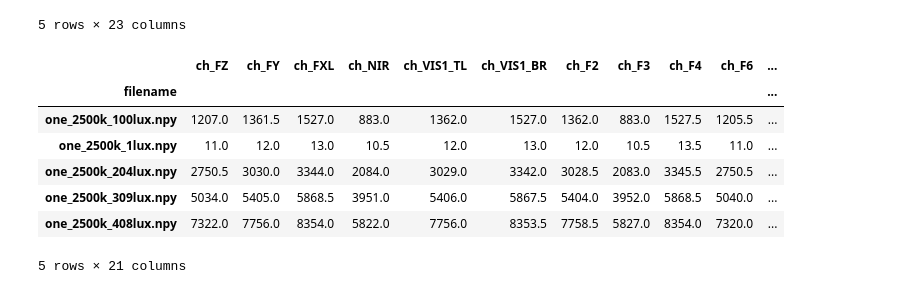
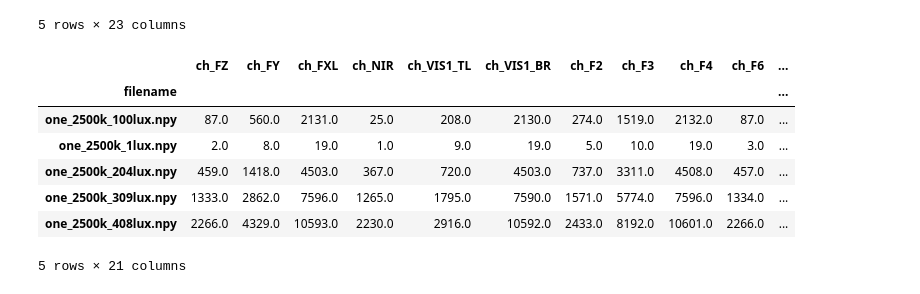
Before and after one commit to jonnor/embeddedml, a Jupyter notebook: handson/luxmeter/notebooks/Untitled.ipynb, the cells around one changed output. Cells and saved outputs as stored; diff of their text form; code cells hidden in the pictures.

```diff
--- a/handson/luxmeter/notebooks/Untitled.ipynb
+++ b/handson/luxmeter/notebooks/Untitled.ipynb
@@ -26,16 +27,20 @@ data.head(5)
 | 4 | 7591 | 1333 | 2863 | 7594 | 1264 | 1795 | 7588 | 1572 | 5777 | 7597 | ... |
 5 rows × 23 columns
 # %%
-avg = data.groupby(['filename']).agg('median', numeric_only=True)
+#sampled = data.groupby('filename', group_keys=False).sample(frac=1.0)
+#sampled = data.groupby('filename', group_keys=False).sample(frac=1.0)
+sampled = data.groupby('filename', group_keys=False).apply(lambda df: df.head(7).tail(1))
+avg = sampled.groupby('filename').agg('median', numeric_only=True)
+#avg = data.groupby('filename').agg('median', numeric_only=True)
 avg.head()
 # %% [output]
 |  | ch_FZ | ch_FY | ch_FXL | ch_NIR | ch_VIS1_TL | ch_VIS1_BR | ch_F2 | ch_F3 | ch_F4 | ch_F6 | ... |
 | filename |  |  |  |  |  |  |  |  |  |  | ... |
-| one_2500k_100lux.npy | 1207.0 | 1361.5 | 1527.0 | 883.0 | 1362.0 | 1527.0 | 1362.0 | 883.0 | 1527.5 | 1205.5 | ... |
-| one_2500k_1lux.npy | 11.0 | 12.0 | 13.0 | 10.5 | 12.0 | 13.0 | 12.0 | 10.5 | 13.5 | 11.0 | ... |
-| one_2500k_204lux.npy | 2750.5 | 3030.0 | 3344.0 | 2084.0 | 3029.0 | 3342.0 | 3028.5 | 2083.0 | 3345.5 | 2750.5 | ... |
-| one_2500k_309lux.npy | 5034.0 | 5405.0 | 5868.5 | 3951.0 | 5406.0 | 5867.5 | 5404.0 | 3952.0 | 5868.5 | 5040.0 | ... |
-| one_2500k_408lux.npy | 7322.0 | 7756.0 | 8354.0 | 5822.0 | 7756.0 | 8353.5 | 7758.5 | 5827.0 | 8354.0 | 7320.0 | ... |
+| one_2500k_100lux.npy | 87.0 | 560.0 | 2131.0 | 25.0 | 208.0 | 2130.0 | 274.0 | 1519.0 | 2132.0 | 87.0 | ... |
+| one_2500k_1lux.npy | 2.0 | 8.0 | 19.0 | 1.0 | 9.0 | 19.0 | 5.0 | 10.0 | 19.0 | 3.0 | ... |
+| one_2500k_204lux.npy | 459.0 | 1418.0 | 4503.0 | 367.0 | 720.0 | 4503.0 | 737.0 | 3311.0 | 4508.0 | 457.0 | ... |
+| one_2500k_309lux.npy | 1333.0 | 2862.0 | 7596.0 | 1265.0 | 1795.0 | 7590.0 | 1571.0 | 5774.0 | 7596.0 | 1334.0 | ... |
+| one_2500k_408lux.npy | 2266.0 | 4329.0 | 10593.0 | 2230.0 | 2916.0 | 10592.0 | 2433.0 | 8192.0 | 10601.0 | 2266.0 | ... |
 5 rows × 21 columns
 # %%
 
```
Also changed, not shown: parts of 3 cells of this notebook, 1 other file.
